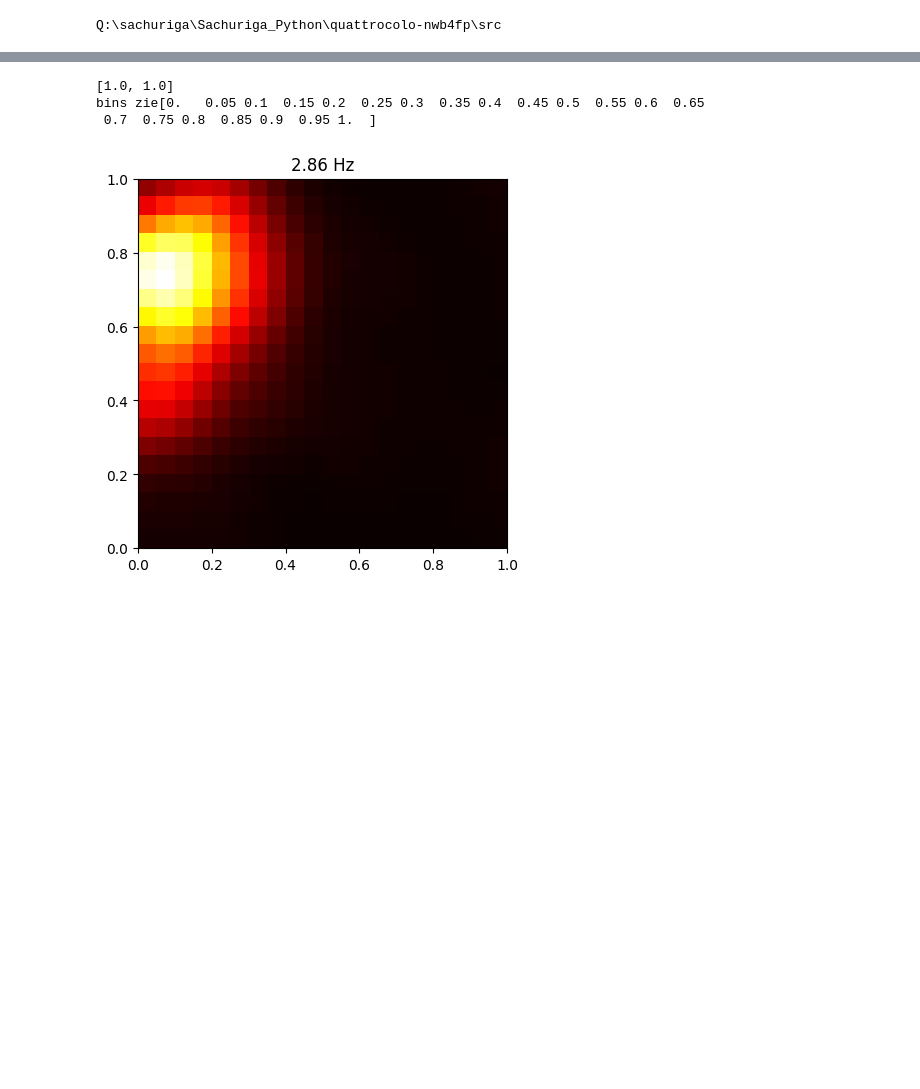
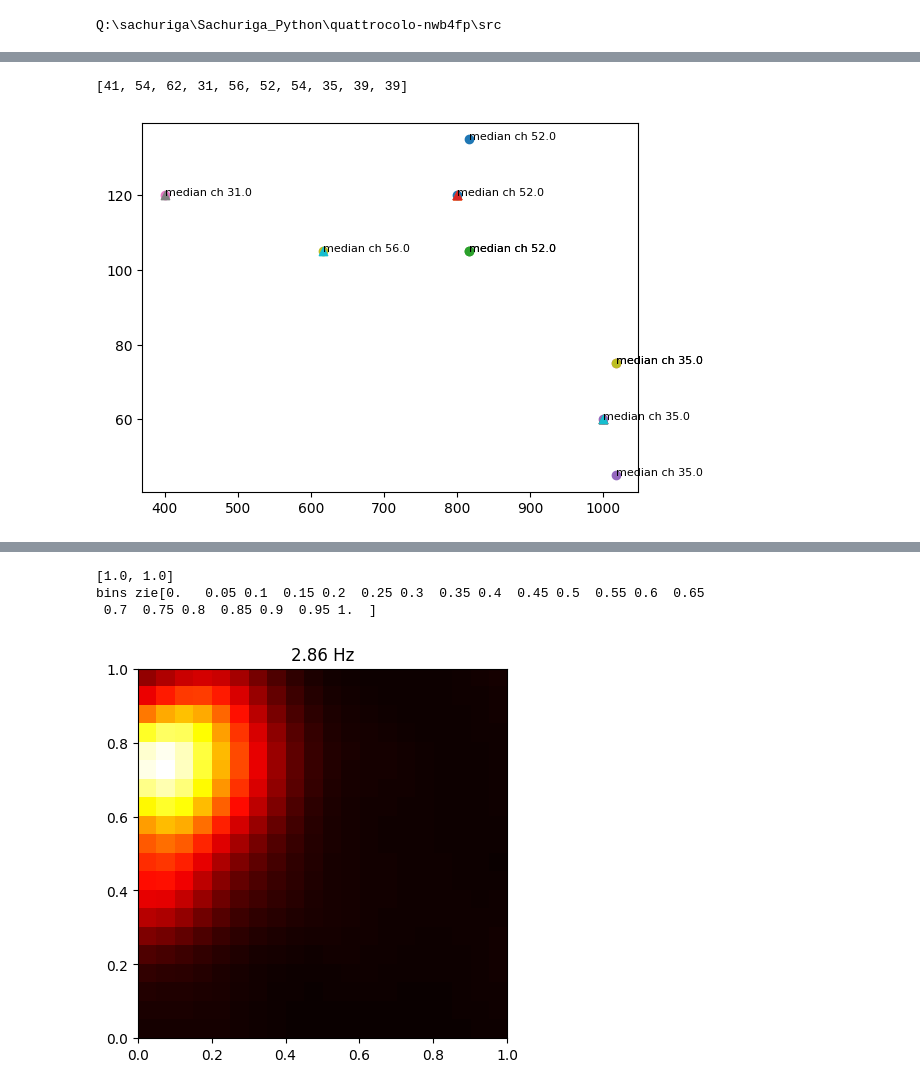
Before and after one commit to Sachuriga/quattrocolo-nwb4fp, a Jupyter notebook: src/nwb4fp/analyses/examples/LFP.ipynb, the cells around one changed output, grey strips where cells are left out. Cells and saved outputs as stored; diff of their text form; code cells hidden in the pictures; blank space fills up the shorter version.

```diff
--- a/src/nwb4fp/analyses/examples/LFP.ipynb
+++ b/src/nwb4fp/analyses/examples/LFP.ipynb
@@ -34,0 +52,3 @@ import pandas as pd
+# %%
+df_files = pd.read_pickle(r'S:\Sachuriga/filre_with_table/63383_2024-07-13_A_units_table_withDLC.pkl')
+probe_df = pd.DataFrame(data)
@@ -34,0 +132,17 @@ import pandas as pd
+# %%
+unit_table = df_files['unit_table'][0]
+Pyramidal_df = unit_table[unit_table['cell_type']=="Pyramidal cells"]
+chs = Pyramidal_df['ch']
+list(chs)
+# %% [output]
+[41, 54, 62, 31, 56, 52, 54, 35, 39, 39]
+# %%
+i=0
+median_list =  output_list
+for ch in chs:
+    plt.scatter(probe_df[probe_df['channel_id']==ch]['x'], probe_df[probe_df['channel_id']==ch]['y'], marker='o')  # Using scatter instead of plot to show dots
+    plt.scatter(probe_df[probe_df['channel_id']==median_list[i]]['x'], probe_df[probe_df['channel_id']==median_list[i]]['y'], marker='^')
+    plt.text(probe_df[probe_df['channel_id']==ch]['x'], probe_df[probe_df['channel_id']==ch]['y'], fr"median ch {median_list[i]}", fontsize=8, color='black')
+    i+=1
+# %% [output]
+[figure, added]
```
Also changed, not shown: parts of 4 cells of this notebook, 2 other files.
